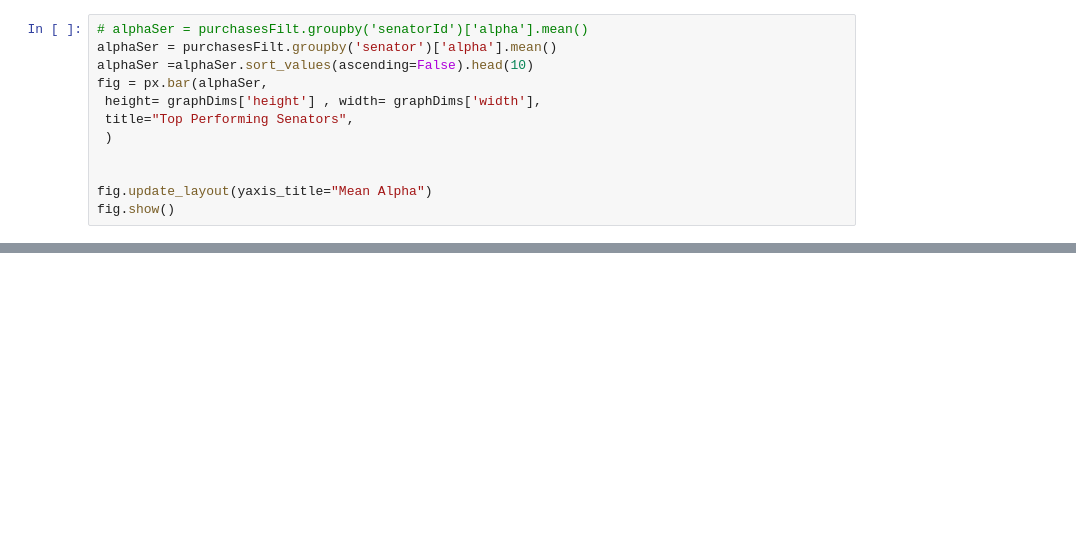
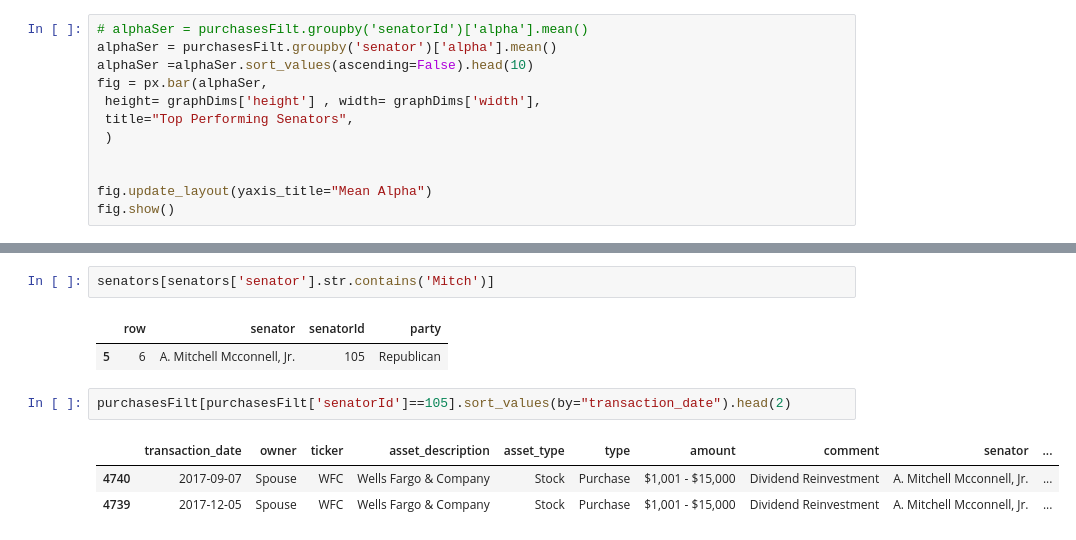
Before and after one commit to MattTheEconomist/Senator-Investments-ETL, a Jupyter notebook: EDA.ipynb, the cells around one changed output, grey strips where cells are left out. Saved outputs shown, nothing was run; the diff lists cells and outputs as text; blank space fills up the shorter version.

```diff
--- a/EDA.ipynb
+++ b/EDA.ipynb
@@ -842,0 +907,11 @@ fig.show()
+# %%
+senators[senators['senator'].str.contains('Mitch')]
+# %% [output]
+|  | row | senator | senatorId | party |
+| 5 | 6 | A. Mitchell Mcconnell, Jr. | 105 | Republican |
+# %%
+purchasesFilt[purchasesFilt['senatorId']==105].sort_values(by="transaction_date").head(2)
+# %% [output]
+|  | transaction_date | owner | ticker | asset_description | asset_type | type | amount | comment | senator | ... |
+| 4740 | 2017-09-07 | Spouse | WFC | Wells Fargo & Company | Stock | Purchase | $1,001 - $15,000 | Dividend Reinvestment | A. Mitchell Mcconnell, Jr. | ... |
+| 4739 | 2017-12-05 | Spouse | WFC | Wells Fargo & Company | Stock | Purchase | $1,001 - $15,000 | Dividend Reinvestment | A. Mitchell Mcconnell, Jr. | ... |
```
Also changed, not shown: parts of 31 cells of this notebook, 2 other files.
